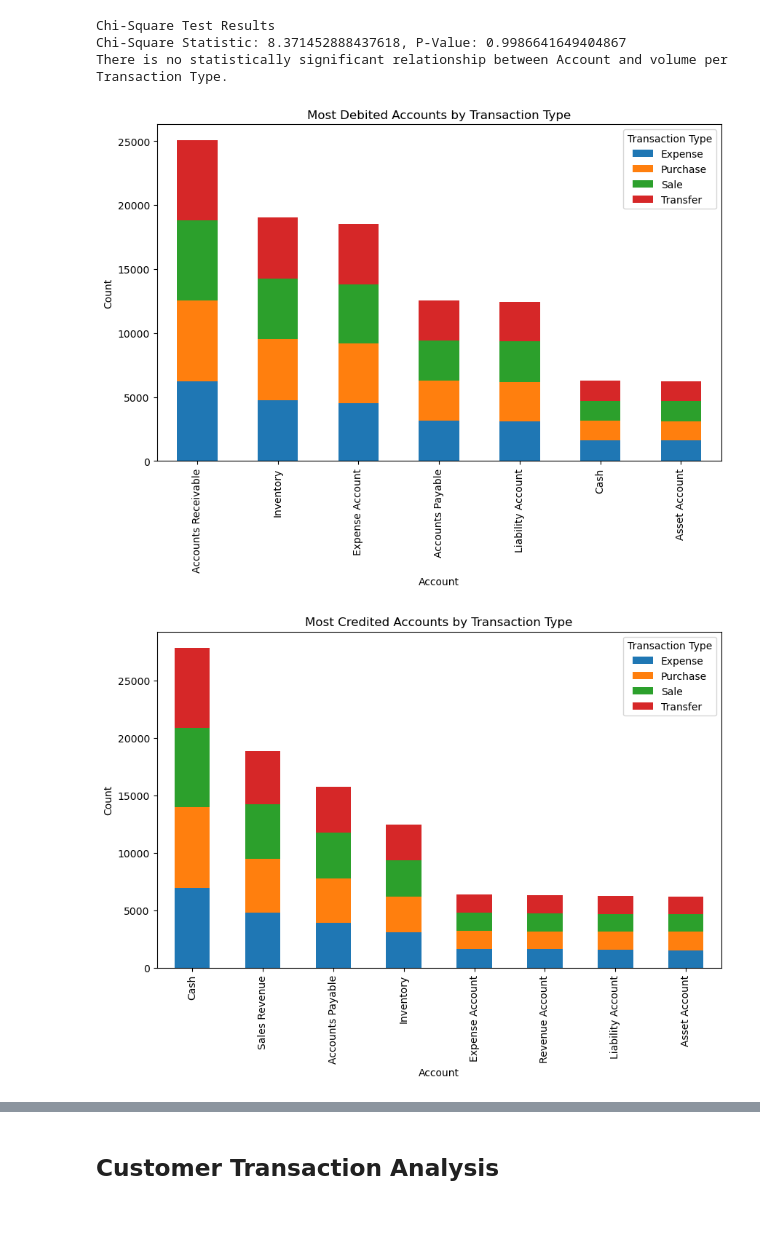
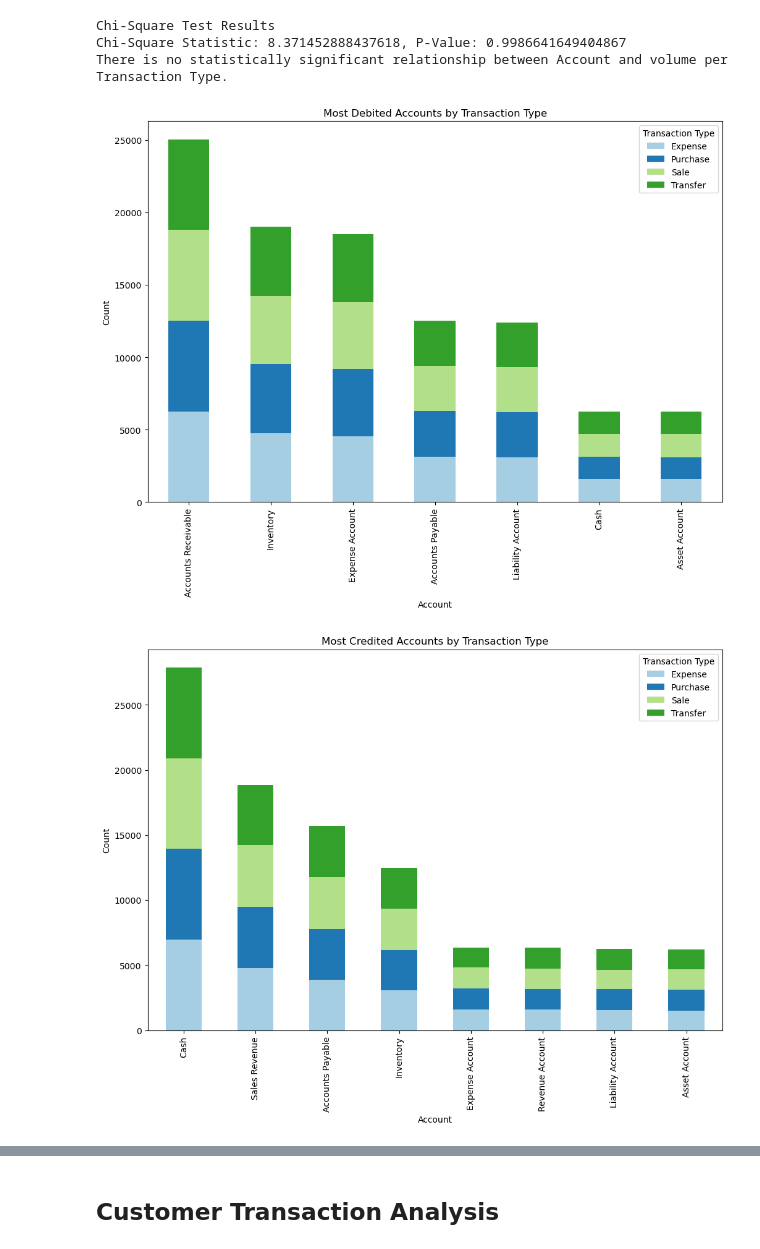
Before and after one commit to mishasinitcyn/Zero-Day-Close, a Jupyter notebook: EDA/Financial Accounting EDA.ipynb, the cells around one changed output, grey strips where cells are left out. Saved outputs shown, nothing was run; the diff lists cells and outputs as text; code cells hidden in the pictures; blank space fills up the shorter version.

```diff
--- a/EDA/Financial Accounting EDA.ipynb
+++ b/EDA/Financial Accounting EDA.ipynb
@@ -199,34 +250,34 @@ There is no statistically significant relationship between Account and volume pe
 # %%
 debited_df = df[df['Debit'] > 0]
 
-grouped = debited_df.groupby(['Account', 'Transaction_Type']).size().reset_index(name='Count')
-pivot_df = grouped.pivot(index='Account', columns='Transaction_Type', values='Count').fillna(0)
+grouped = debited_df.groupby(['Account', 'Transaction Type']).size().reset_index(name='Count')
+pivot_df = grouped.pivot(index='Account', columns='Transaction Type', values='Count').fillna(0)
 pivot_df['Total'] = pivot_df.sum(axis=1)
 pivot_df_sorted = pivot_df.sort_values(by='Total', ascending=False)
 pivot_df_sorted = pivot_df_sorted.drop(columns=['Total'])
 
-pivot_df_sorted.plot(kind='bar', stacked=True, figsize=(10, 6))
+pivot_df_sorted.plot(kind='bar', stacked=True, figsize=(12, 8), color=sns.color_palette("Paired"))
 plt.title('Most Debited Accounts by Transaction Type')
 plt.xlabel('Account')
 plt.ylabel('Count')
 plt.legend(title='Transaction Type')
 plt.show()
 # %% [output]
-[figure, old version]
+[figure, new version]
 # %%
 debited_df = df[df['Credit'] > 0]
 
-grouped = debited_df.groupby(['Account', 'Transaction_Type']).size().reset_index(name='Count')
-pivot_df = grouped.pivot(index='Account', columns='Transaction_Type', values='Count').fillna(0)
+grouped = debited_df.groupby(['Account', 'Transaction Type']).size().reset_index(name='Count')
+pivot_df = grouped.pivot(index='Account', columns='Transaction Type', values='Count').fillna(0)
 pivot_df['Total'] = pivot_df.sum(axis=1)
 pivot_df_sorted = pivot_df.sort_values(by='Total', ascending=False)
 pivot_df_sorted = pivot_df_sorted.drop(columns=['Total'])
 
-pivot_df_sorted.plot(kind='bar', stacked=True, figsize=(10, 6))
+pivot_df_sorted.plot(kind='bar', stacked=True, figsize=(12, 8), color=sns.color_palette("Paired"))
 plt.title('Most Credited Accounts by Transaction Type')
 plt.xlabel('Account')
 plt.ylabel('Count')
 plt.legend(title='Transaction Type')
 plt.show()
 # %% [output]
-[figure, old version]
+[figure, new version]
```
Also changed, not shown: parts of 39 cells of this notebook, 2 other files.
